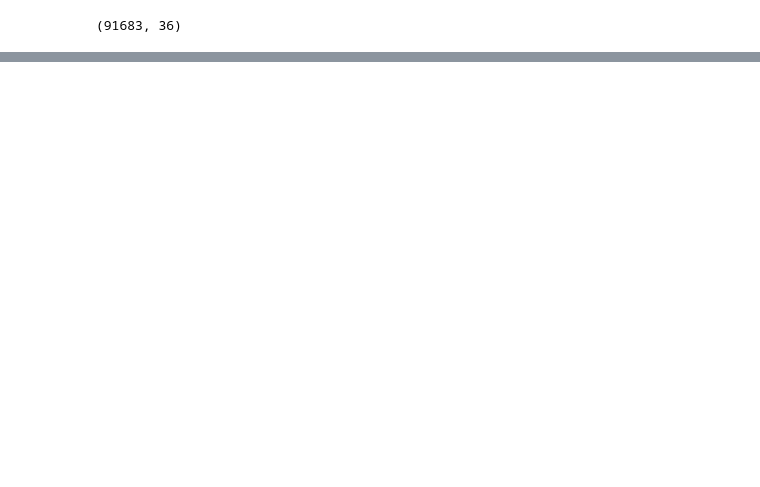
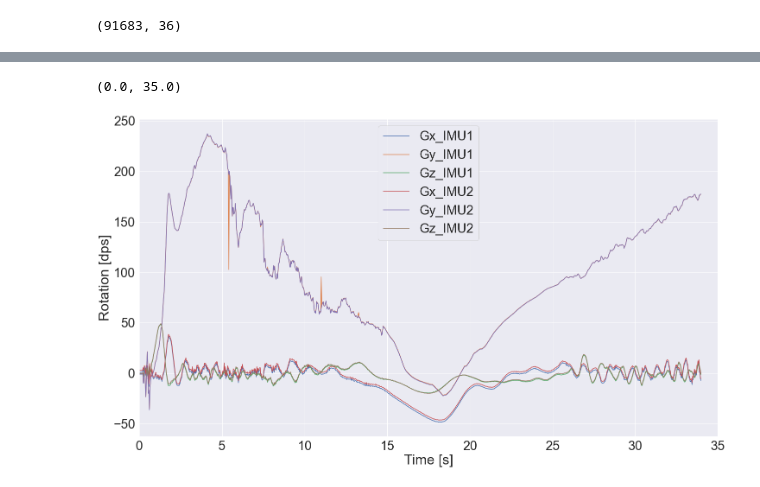
Before and after one commit to aris-space/euler-avionics, a Jupyter notebook: maiden_launch_analysis/maiden_launch_analysis_recovery.ipynb, the cells around one changed output, grey strips where cells are left out. Cells and saved outputs as stored; diff of their text form; code cells hidden in the pictures; blank space fills up the shorter version.

```diff
--- a/maiden_launch_analysis/maiden_launch_analysis_recovery.ipynb
+++ b/maiden_launch_analysis/maiden_launch_analysis_recovery.ipynb
@@ -63,10 +78,13 @@ plt.set_xlim(0, duration)
 # %%
 labels = ['Gx_IMU1','Gy_IMU1','Gz_IMU1','Gx_IMU2','Gy_IMU2','Gz_IMU2']
 for label in labels:
     plt = sns.lineplot(data = combined, x = 'Time [s]', y = label, label=label)
-plt.set_ylabel('Rotation [dps?]')
+plt.set_ylabel('Rotation [dps]')
 plt.set_xlabel('Time [s]')
 plt.set_xlim(0, duration)
+# %% [output]
+(0.0, 35.0)
+[figure, added]
 # %%
 #plt = sns.scatterplot(data = combined, x = 'Time [s]', y = 'Battery [V]', color = 'black', edgecolor='gray')
 plt = sns.lineplot(data = combined, x = 'Time [s]', y = 'V_BAT1')
```
Also changed, not shown: parts of 9 cells of this notebook, 1 other file.
